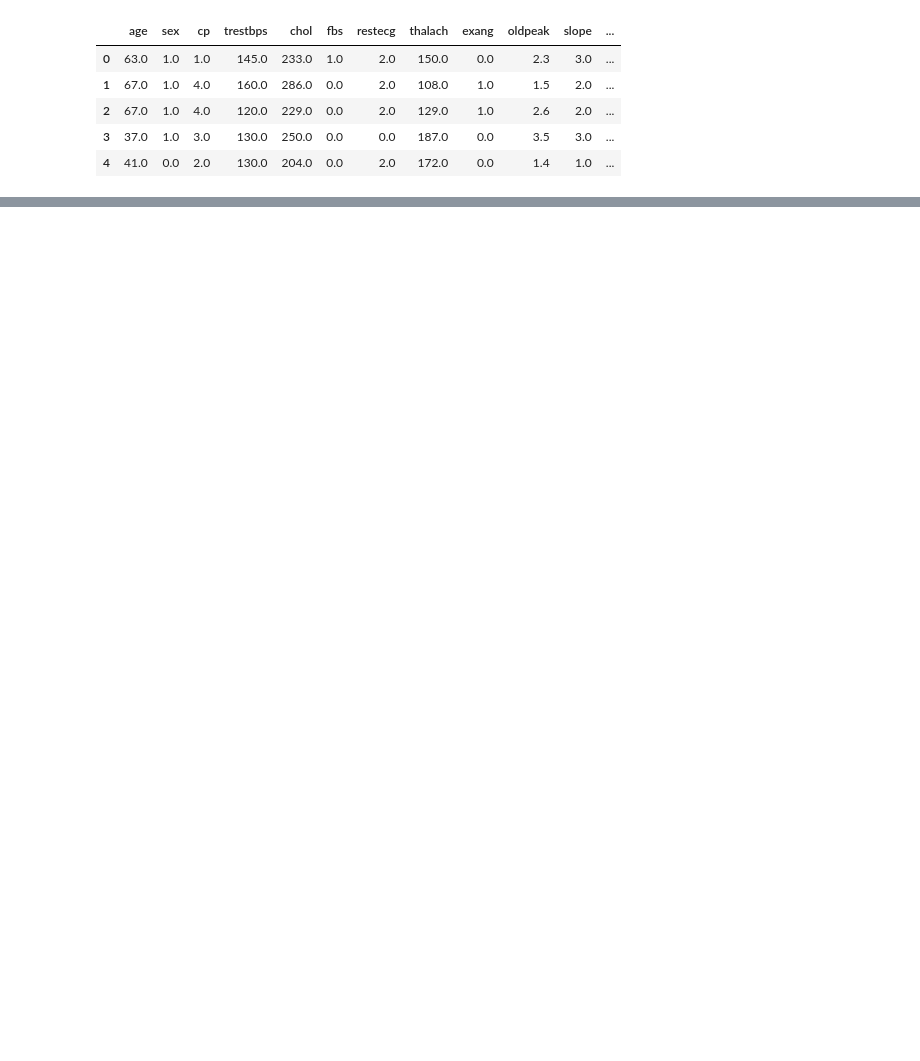
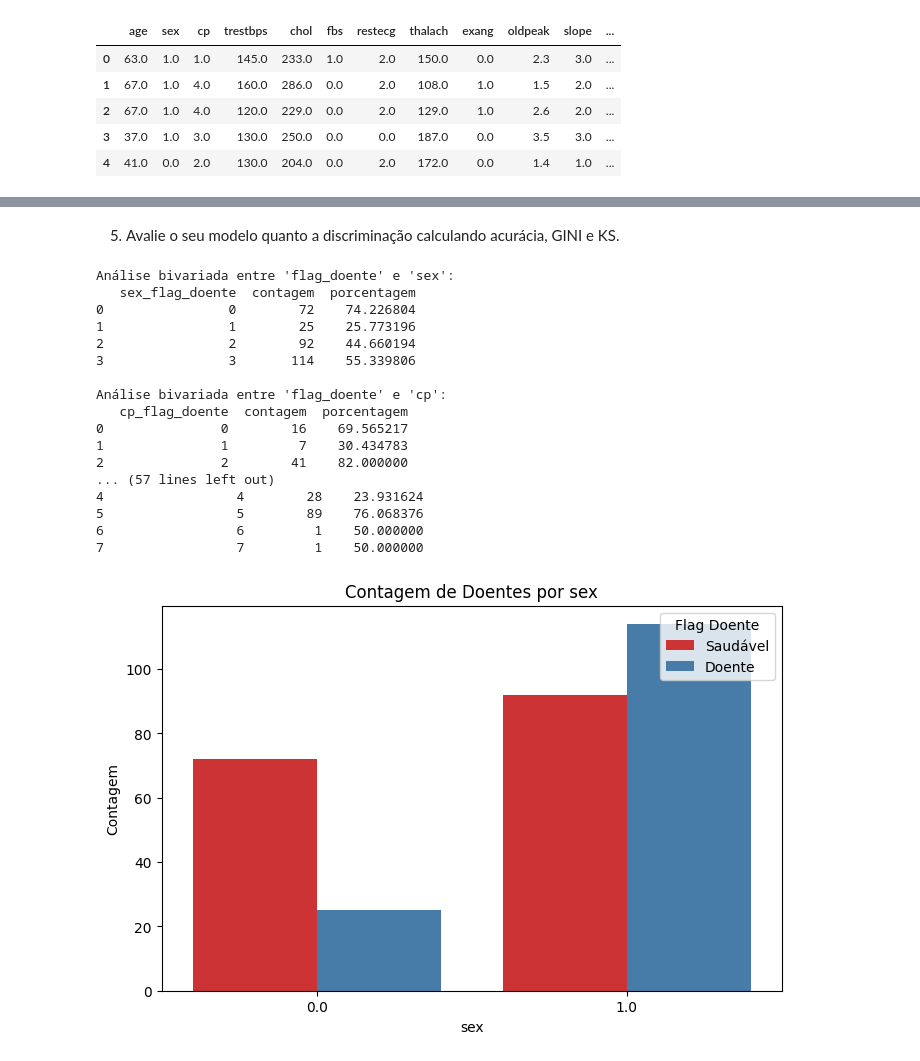
Before and after one commit to andresucharskicarneiro/ebac_ciencia_dados, a Jupyter notebook: Projeto_33_Insights_Analise_Doenca_Cardiaca_V2/Analise_Doenças_Cardiacas_V2.ipynb, the cells around one changed output, grey strips where cells are left out. Saved outputs shown, nothing was run; the diff lists cells and outputs as text; code cells hidden in the pictures; blank space fills up the shorter version.

Commit message:
Adicionado Projeto 33
Analise de problemas de doenças cardiacas

```diff
--- a/Projeto_33_Insights_Analise_Doenca_Cardiaca_V2/Analise_Doenças_Cardiacas_V2.ipynb
+++ b/Projeto_33_Insights_Analise_Doenca_Cardiaca_V2/Analise_Doenças_Cardiacas_V2.ipynb
@@ -275,0 +345,73 @@ A aplicação desses insights em campanhas e programas pode **reduzir a carga so
+# %% [markdown]
+5. Avalie o seu modelo quanto a discriminação calculando acurácia, GINI e KS.
+# %%
+import pandas as pd
+import seaborn as sns
+import matplotlib.pyplot as plt
+import statsmodels.api as sm
+
+# Função para análise bivariada
+def analise_bivariada(df, var_resposta, var_explicativa):
+    # Cálculo das contagens e porcentagens
+    contagem = df.groupby([var_explicativa, var_resposta]).size().unstack(fill_value=0)
+    porcentagem = contagem.div(contagem.sum(axis=1), axis=0) * 100
+
+    # Criando um DataFrame para retorno
+    bivariada_df = pd.DataFrame({
+        'contagem': contagem.values.flatten(),
+        'porcentagem': porcentagem.values.flatten()
+    })
+
+    # Renomear índice para facilitar a leitura
+    bivariada_df.index.names = [f"{var_explicativa}_{var_resposta}"]
+
+    return bivariada_df.reset_index()
+
+# Carregar os dados
+url = 'https://archive.ics.uci.edu/ml/machine-learning-databases/heart-disease/processed.cleveland.data'
+df = pd.read_csv(url,
+                 names=['age', 'sex', 'cp', 'trestbps', 'chol', 'fbs', 'restecg',
+                        'thalach', 'exang', 'oldpeak', 'slope', 'ca', 'thal', 'num'])
+df['flag_doente'] = (df['num'] != 0).astype('int64')
+
+# Listar variáveis qualitativas
+variaveis_qualitativas = ['sex', 'cp', 'fbs', 'restecg', 'exang', 'slope', 'ca', 'thal']
+
+# Realizar a análise bivariada e armazenar os resultados
+resultados = {}
+for var in variaveis_qualitativas:
+    resultados[var] = analise_bivariada(df, 'flag_doente', var)
+
+# Exibir os resultados
+for var, resultado in resultados.items():
+    print(f"Análise bivariada entre 'flag_doente' e '{var}':")
+    print(resultado, '\n')
+
+# Exibir visualizações (opcional)
+for var in variaveis_qualitativas:
+    plt.figure(figsize=(8, 5))
+    sns.countplot(x=var, hue='flag_doente', data=df, palette='Set1')
+    plt.title(f'Contagem de Doentes por {var}')
+    plt.xlabel(var)
+    plt.ylabel('Contagem')
+    plt.legend(title='Flag Doente', loc='upper right', labels=['Saudável', 'Doente'])
+    plt.show()
+# %% [output]
+Análise bivariada entre 'flag_doente' e 'sex':
+   sex_flag_doente  contagem  porcentagem
+0                0        72    74.226804
+1                1        25    25.773196
+2                2        92    44.660194
+3                3       114    55.339806
+
+Análise bivariada entre 'flag_doente' e 'cp':
+   cp_flag_doente  contagem  porcentagem
+0               0        16    69.565217
+1               1         7    30.434783
+2               2        41    82.000000
+... (57 lines left out)
+4                 4        28    23.931624
+5                 5        89    76.068376
+6                 6         1    50.000000
+7                 7         1    50.000000
+[figure, added]
```
Also changed, not shown: parts of 25 cells of this notebook.
